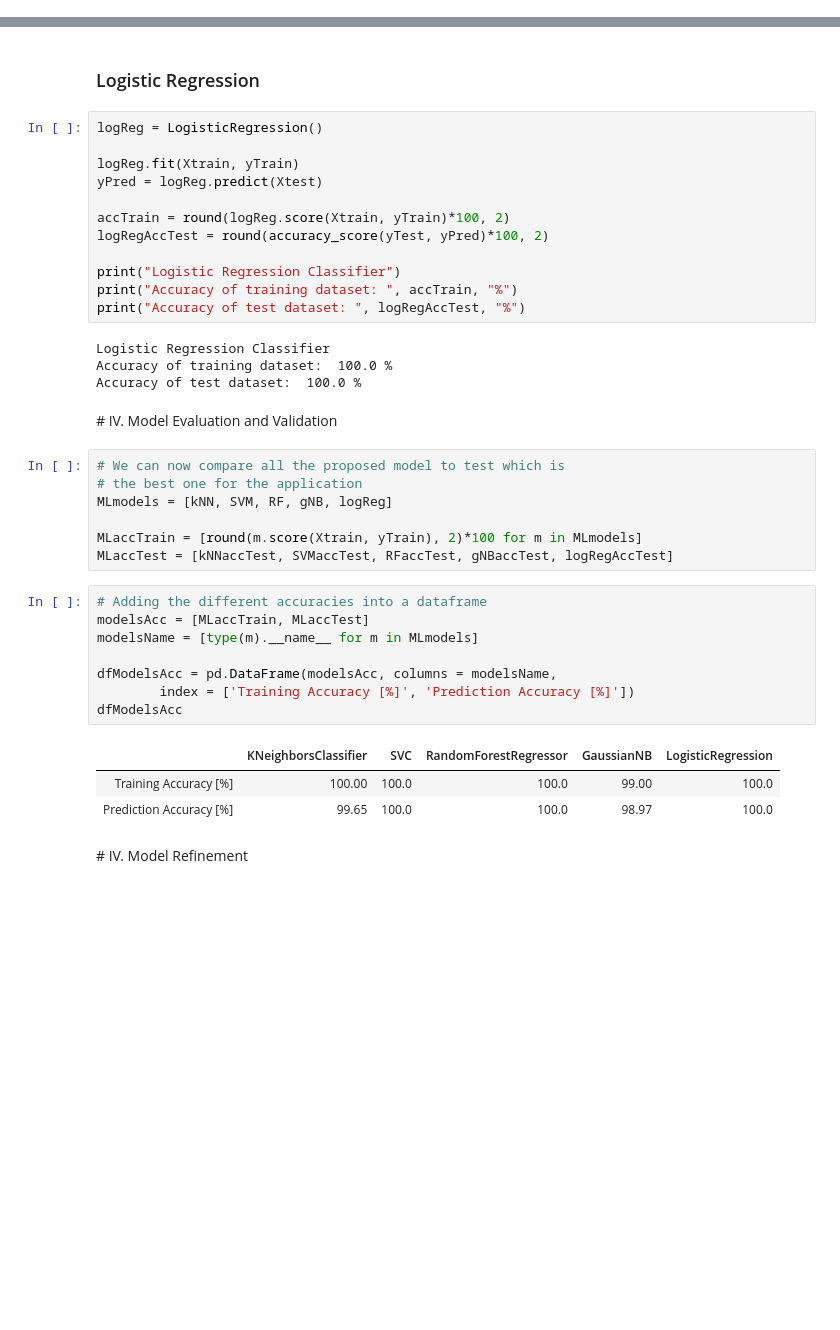
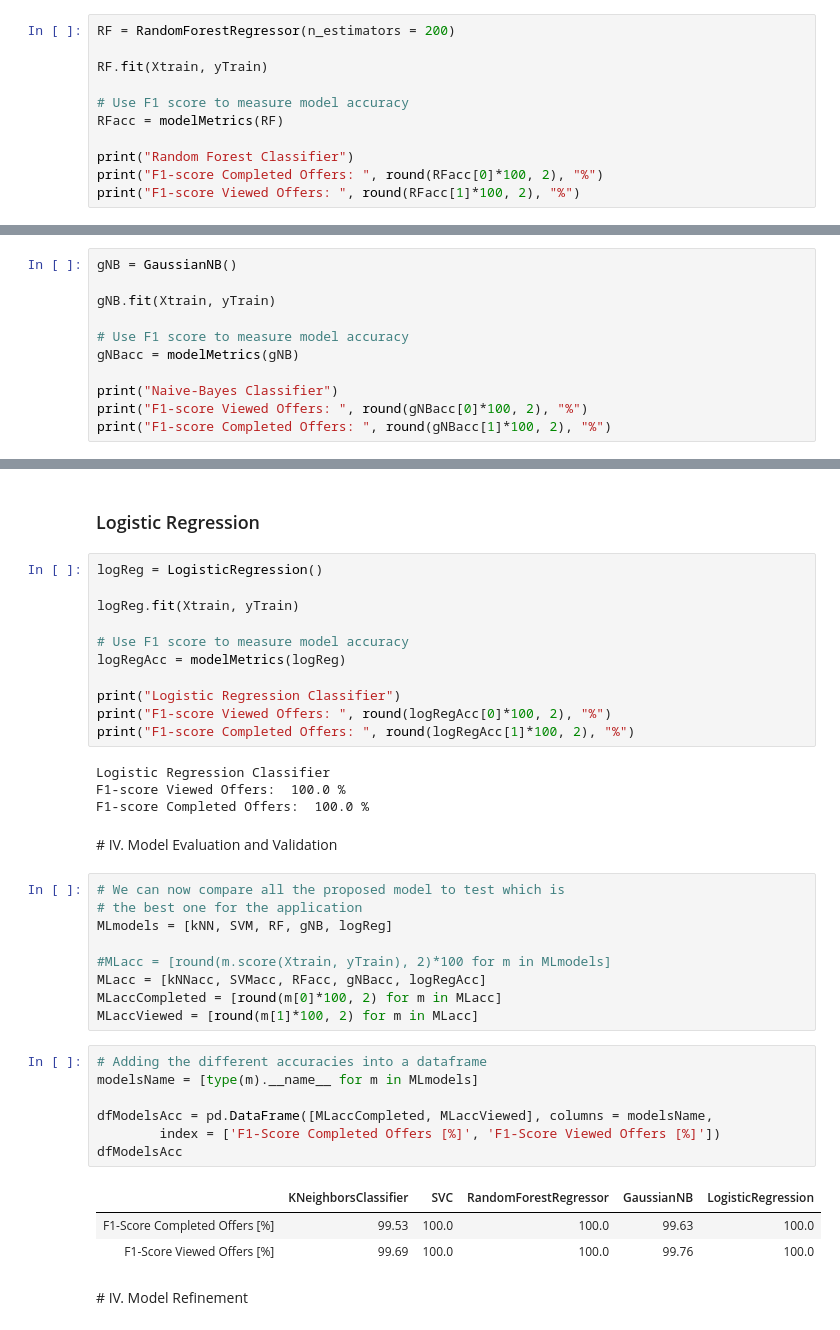
Before and after one commit to alserranor/StarbucksPromotion, a Jupyter notebook: Starbucks.ipynb, the cells around one changed output, grey strips where cells are left out. Saved outputs shown, nothing was run; the diff lists cells and outputs as text; blank space fills up the shorter version.

```diff
--- a/Starbucks.ipynb
+++ b/Starbucks.ipynb
@@ -991,0 +1034,11 @@ Accuracy of test dataset:  100.0 %
+# %%
+RF = RandomForestRegressor(n_estimators = 200)
+
+RF.fit(Xtrain, yTrain)
+
+# Use F1 score to measure model accuracy
+RFacc = modelMetrics(RF)
+
+print("Random Forest Classifier")
+print("F1-score Completed Offers: ", round(RFacc[0]*100, 2), "%")
+print("F1-score Viewed Offers: ", round(RFacc[1]*100, 2), "%")
@@ -1009,0 +1051,11 @@ Accuracy of test dataset:  98.97 %
+# %%
+gNB = GaussianNB()
+
+gNB.fit(Xtrain, yTrain)
+
+# Use F1 score to measure model accuracy
+gNBacc = modelMetrics(gNB)
+
+print("Naive-Bayes Classifier")
+print("F1-score Viewed Offers: ", round(gNBacc[0]*100, 2), "%")
+print("F1-score Completed Offers: ", round(gNBacc[1]*100, 2), "%")
@@ -1010,21 +1066,20 @@ Accuracy of test dataset:  98.97 %
 # %% [markdown]
 ### Logistic Regression
-# %%
-logReg = LogisticRegression()
-
-logReg.fit(Xtrain, yTrain)
-yPred = logReg.predict(Xtest)
-
-accTrain = round(logReg.score(Xtrain, yTrain)*100, 2)
-logRegAccTest = round(accuracy_score(yTest, yPred)*100, 2)
-
-print("Logistic Regression Classifier")
-print("Accuracy of training dataset: ", accTrain, "%")
-print("Accuracy of test dataset: ", logRegAccTest, "%")
-# %% [output]
-Logistic Regression Classifier
-Accuracy of training dataset:  100.0 %
-Accuracy of test dataset:  100.0 %
+# %%
+logReg = LogisticRegression()
+
+logReg.fit(Xtrain, yTrain)
+
+# Use F1 score to measure model accuracy
+logRegAcc = modelMetrics(logReg)
+
+print("Logistic Regression Classifier")
+print("F1-score Viewed Offers: ", round(logRegAcc[0]*100, 2), "%")
+print("F1-score Completed Offers: ", round(logRegAcc[1]*100, 2), "%")
+# %% [output]
+Logistic Regression Classifier
+F1-score Viewed Offers:  100.0 %
+F1-score Completed Offers:  100.0 %
 # %% [markdown]
 # <a class="anchor" id="ModelEvaluation">IV. Model Evaluation and Validation
 # %%
@@ -1032,20 +1087,21 @@ Accuracy of test dataset:  100.0 %
 # the best one for the application
 MLmodels = [kNN, SVM, RF, gNB, logReg]
 
-MLaccTrain = [round(m.score(Xtrain, yTrain), 2)*100 for m in MLmodels]
-MLaccTest = [kNNaccTest, SVMaccTest, RFaccTest, gNBaccTest, logRegAccTest]
+#MLacc = [round(m.score(Xtrain, yTrain), 2)*100 for m in MLmodels]
+MLacc = [kNNacc, SVMacc, RFacc, gNBacc, logRegAcc]
+MLaccCompleted = [round(m[0]*100, 2) for m in MLacc]
+MLaccViewed = [round(m[1]*100, 2) for m in MLacc]
 # %%
 # Adding the different accuracies into a dataframe
-modelsAcc = [MLaccTrain, MLaccTest]
 modelsName = [type(m).__name__ for m in MLmodels]
 
-dfModelsAcc = pd.DataFrame(modelsAcc, columns = modelsName,
-        index = ['Training Accuracy [%]', 'Prediction Accuracy [%]'])
+dfModelsAcc = pd.DataFrame([MLaccCompleted, MLaccViewed], columns = modelsName,
+        index = ['F1-Score Completed Offers [%]', 'F1-Score Viewed Offers [%]'])
 dfModelsAcc
 # %% [output]
 |  | KNeighborsClassifier | SVC | RandomForestRegressor | GaussianNB | LogisticRegression |
-| Training Accuracy [%] | 100.00 | 100.0 | 100.0 | 99.00 | 100.0 |
-| Prediction Accuracy [%] | 99.65 | 100.0 | 100.0 | 98.97 | 100.0 |
+| F1-Score Completed Offers [%] | 99.53 | 100.0 | 100.0 | 99.63 | 100.0 |
+| F1-Score Viewed Offers [%] | 99.69 | 100.0 | 100.0 | 99.76 | 100.0 |
 # %% [markdown]
 # <a class="anchor" id="ModelRefinement">IV. Model Refinement
 # %% [markdown]
```
Also changed, not shown: parts of 24 cells of this notebook, 4 other files.
